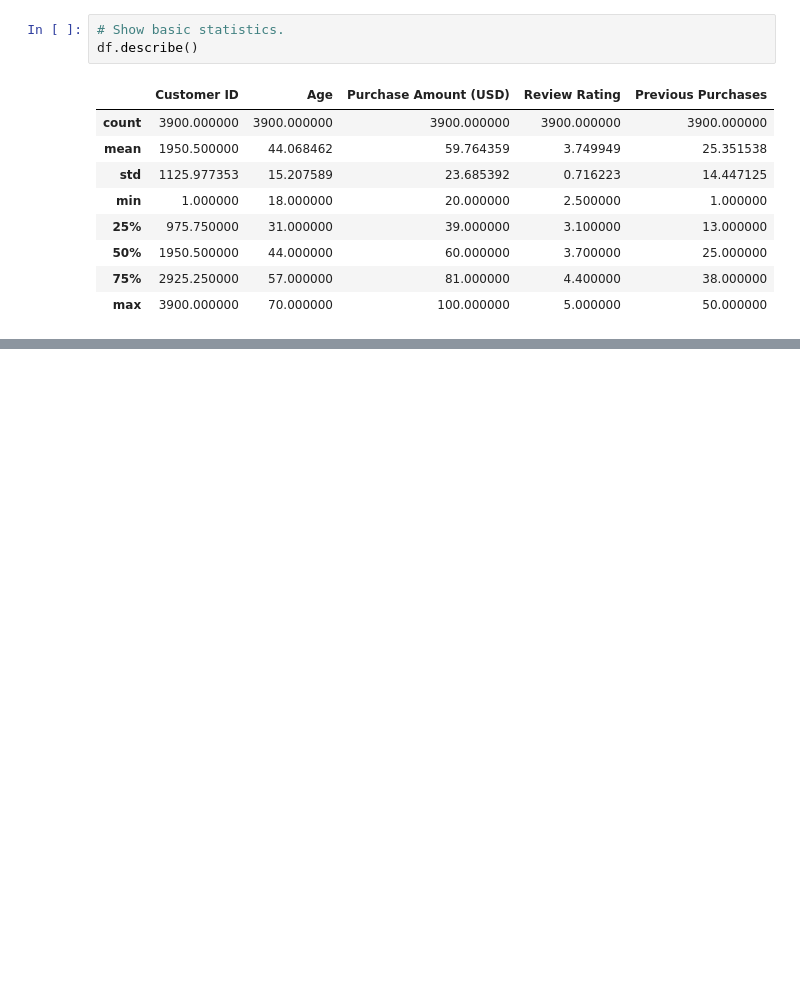
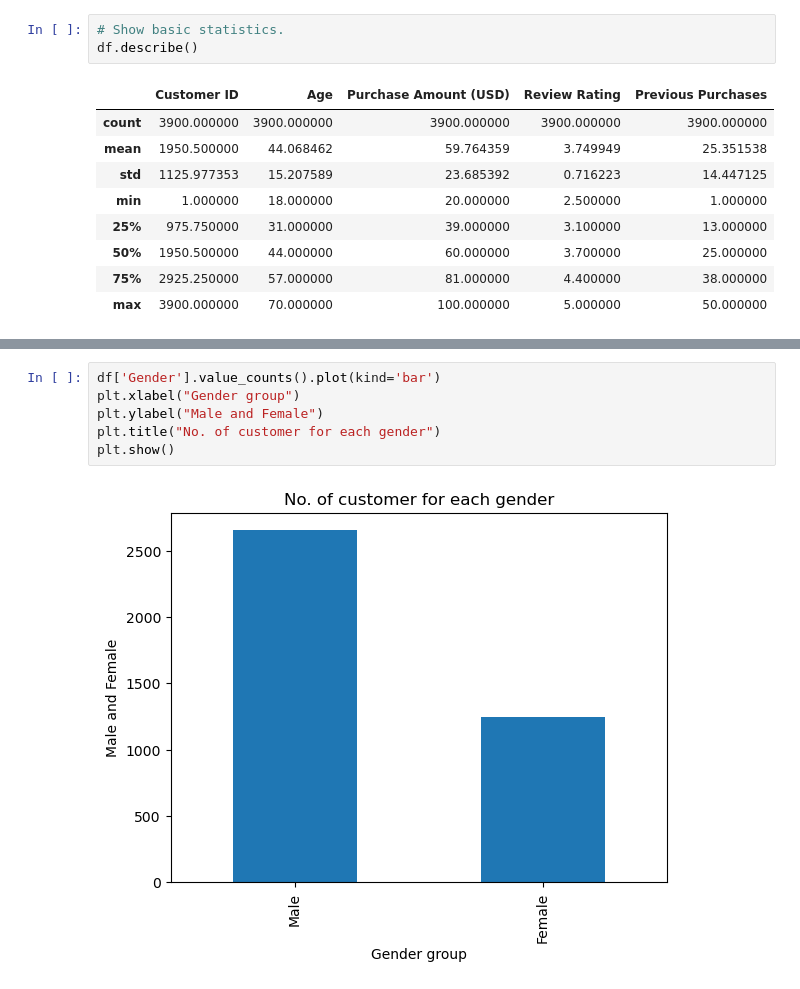
Before and after one commit to huneshkumar/100-EDA-Projects, a Jupyter notebook: Project2 Shopping Behavioure/customerShoppingBehavioure.ipynb, the cells around one changed output, grey strips where cells are left out. Saved outputs shown, nothing was run; the diff lists cells and outputs as text; blank space fills up the shorter version.

```diff
--- a/Project2 Shopping Behavioure/customerShoppingBehavioure.ipynb
+++ b/Project2 Shopping Behavioure/customerShoppingBehavioure.ipynb
@@ -150,0 +177,8 @@ df.describe()
+# %%
+df['Gender'].value_counts().plot(kind='bar')
+plt.xlabel("Gender group")
+plt.ylabel("Male and Female")
+plt.title("No. of customer for each gender")
+plt.show()
+# %% [output]
+[figure, added]
```
Also changed, not shown: parts of 15 cells of this notebook.
